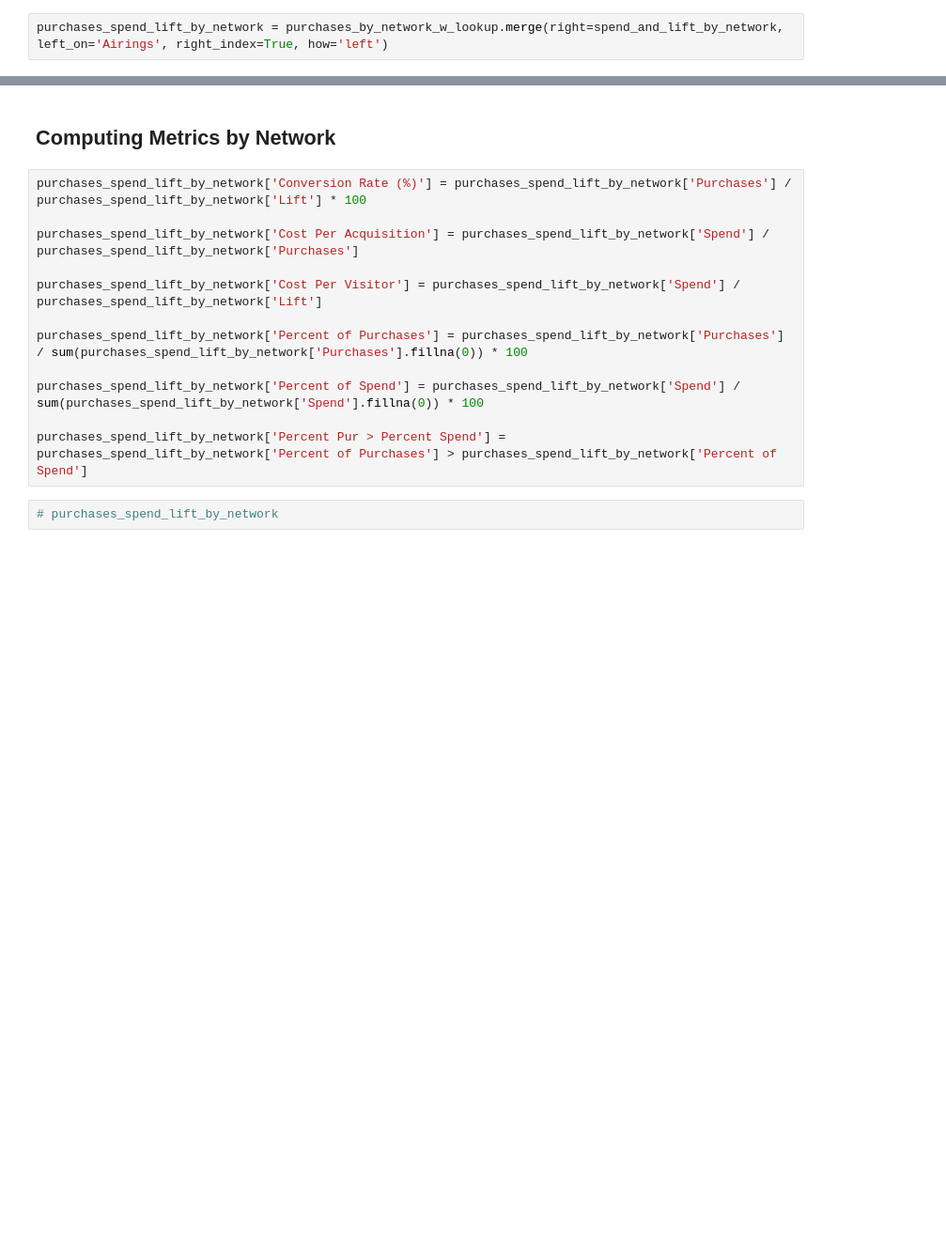
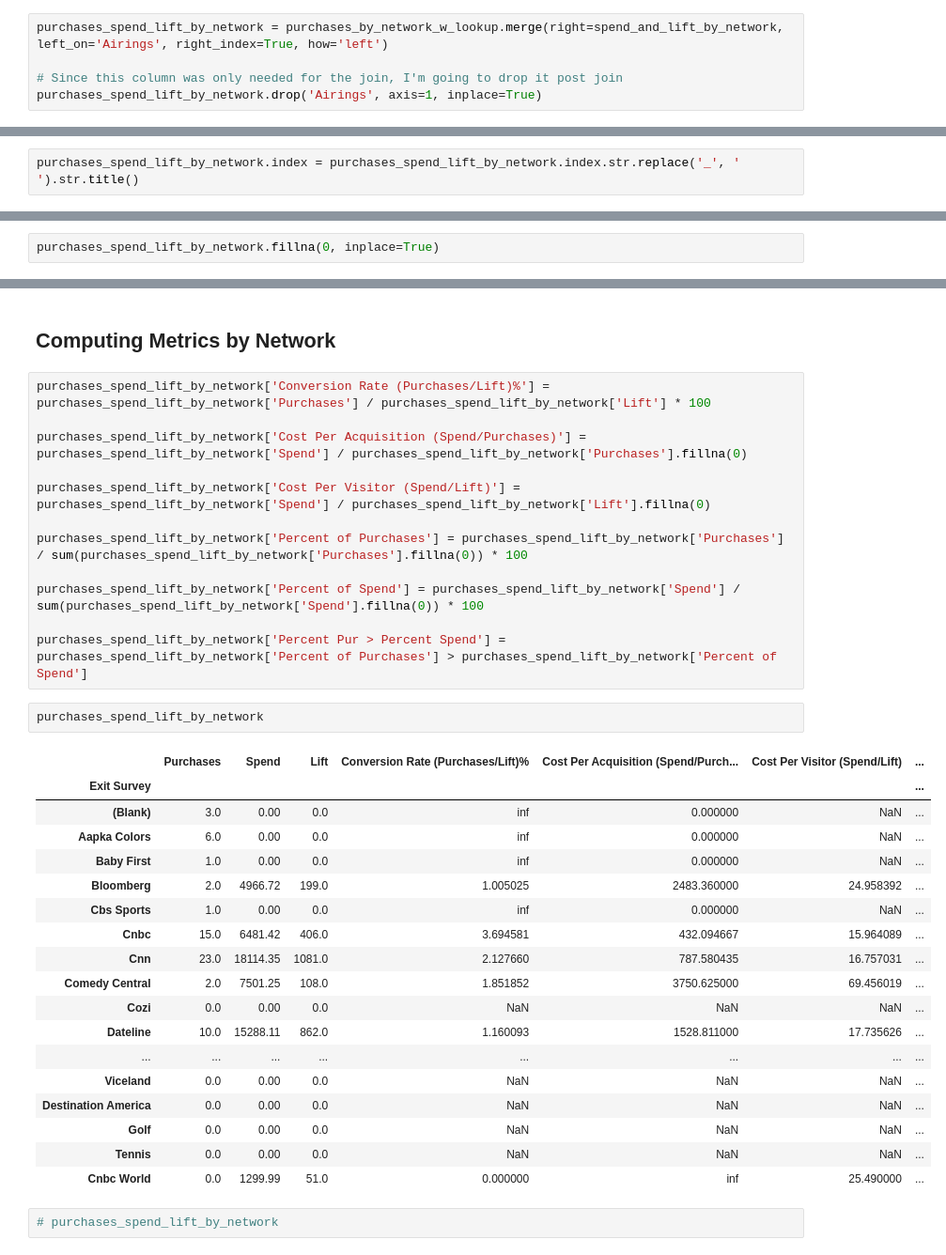
Before and after one commit to papir805/telepulse_ad_campaign_report, a Jupyter notebook: takehome_quiz_answers.ipynb, the cells around one changed output, grey strips where cells are left out. Shown: that part at 94% size. Cells and saved outputs as stored; diff of their text form; blank space fills up the shorter version.

Commit message:
before making new branch to handle join problems

```diff
--- a/takehome_quiz_answers.ipynb
+++ b/takehome_quiz_answers.ipynb
@@ -139,7 +148,12 @@ purchases_by_network_w_lookup.set_index('Exit Survey', inplace=True)
 ### Joining Purchases/Lookup by Network to Spend and Lift
 # %%
 purchases_spend_lift_by_network = purchases_by_network_w_lookup.merge(right=spend_and_lift_by_network, left_on='Airings', right_index=True, how='left')
+
+# Since this column was only needed for the join, I'm going to drop it post join
+purchases_spend_lift_by_network.drop('Airings', axis=1, inplace=True)
 # %%
 # purchases_spend_lift_by_network.shape
 # %%
 # purchases_spend_lift_by_network.head()
+# %%
+purchases_spend_lift_by_network.index = purchases_spend_lift_by_network.index.str.replace('_', ' ').str.title()
@@ -145,0 +181,2 @@ purchases_spend_lift_by_network = purchases_by_network_w_lookup.merge(right=spen
+# %%
+purchases_spend_lift_by_network.fillna(0, inplace=True)
@@ -146,17 +189,38 @@ purchases_spend_lift_by_network = purchases_by_network_w_lookup.merge(right=spen
 # %% [markdown]
 ## Computing Metrics by Network
 # %%
-purchases_spend_lift_by_network['Conversion Rate (%)'] = purchases_spend_lift_by_network['Purchases'] / purchases_spend_lift_by_network['Lift'] * 100
+purchases_spend_lift_by_network['Conversion Rate (Purchases/Lift)%'] = purchases_spend_lift_by_network['Purchases'] / purchases_spend_lift_by_network['Lift'] * 100
 
-purchases_spend_lift_by_network['Cost Per Acquisition'] = purchases_spend_lift_by_network['Spend'] / purchases_spend_lift_by_network['Purchases']
+purchases_spend_lift_by_network['Cost Per Acquisition (Spend/Purchases)'] = purchases_spend_lift_by_network['Spend'] / purchases_spend_lift_by_network['Purchases'].fillna(0)
 
-purchases_spend_lift_by_network['Cost Per Visitor'] = purchases_spend_lift_by_network['Spend'] / purchases_spend_lift_by_network['Lift']
+purchases_spend_lift_by_network['Cost Per Visitor (Spend/Lift)'] = purchases_spend_lift_by_network['Spend'] / purchases_spend_lift_by_network['Lift'].fillna(0)
 
 purchases_spend_lift_by_network['Percent of Purchases'] = purchases_spend_lift_by_network['Purchases'] / sum(purchases_spend_lift_by_network['Purchases'].fillna(0)) * 100
 
 purchases_spend_lift_by_network['Percent of Spend'] = purchases_spend_lift_by_network['Spend'] / sum(purchases_spend_lift_by_network['Spend'].fillna(0)) * 100
 
 purchases_spend_lift_by_network['Percent Pur > Percent Spend'] = purchases_spend_lift_by_network['Percent of Purchases'] > purchases_spend_lift_by_network['Percent of Spend']
+# %%
+purchases_spend_lift_by_network
+# %% [output]
+|  | Purchases | Spend | Lift | Conversion Rate (Purchases/Lift)% | Cost Per Acquisition (Spend/Purch... | Cost Per Visitor (Spend/Lift) | ... |
+| Exit Survey |  |  |  |  |  |  | ... |
+| (Blank) | 3.0 | 0.00 | 0.0 | inf | 0.000000 | NaN | ... |
+| Aapka Colors | 6.0 | 0.00 | 0.0 | inf | 0.000000 | NaN | ... |
+| Baby First | 1.0 | 0.00 | 0.0 | inf | 0.000000 | NaN | ... |
+| Bloomberg | 2.0 | 4966.72 | 199.0 | 1.005025 | 2483.360000 | 24.958392 | ... |
+| Cbs Sports | 1.0 | 0.00 | 0.0 | inf | 0.000000 | NaN | ... |
+| Cnbc | 15.0 | 6481.42 | 406.0 | 3.694581 | 432.094667 | 15.964089 | ... |
+| Cnn | 23.0 | 18114.35 | 1081.0 | 2.127660 | 787.580435 | 16.757031 | ... |
+| Comedy Central | 2.0 | 7501.25 | 108.0 | 1.851852 | 3750.625000 | 69.456019 | ... |
+| Cozi | 0.0 | 0.00 | 0.0 | NaN | NaN | NaN | ... |
+| Dateline | 10.0 | 15288.11 | 862.0 | 1.160093 | 1528.811000 | 17.735626 | ... |
+| ... | ... | ... | ... | ... | ... | ... | ... |
+| Viceland | 0.0 | 0.00 | 0.0 | NaN | NaN | NaN | ... |
+| Destination America | 0.0 | 0.00 | 0.0 | NaN | NaN | NaN | ... |
+| Golf | 0.0 | 0.00 | 0.0 | NaN | NaN | NaN | ... |
+| Tennis | 0.0 | 0.00 | 0.0 | NaN | NaN | NaN | ... |
+| Cnbc World | 0.0 | 1299.99 | 51.0 | 0.000000 | inf | 25.490000 | ... |
 # %%
 # purchases_spend_lift_by_network
 # %%
```
Also changed, not shown: parts of 136 cells of this notebook, 10 other files.
